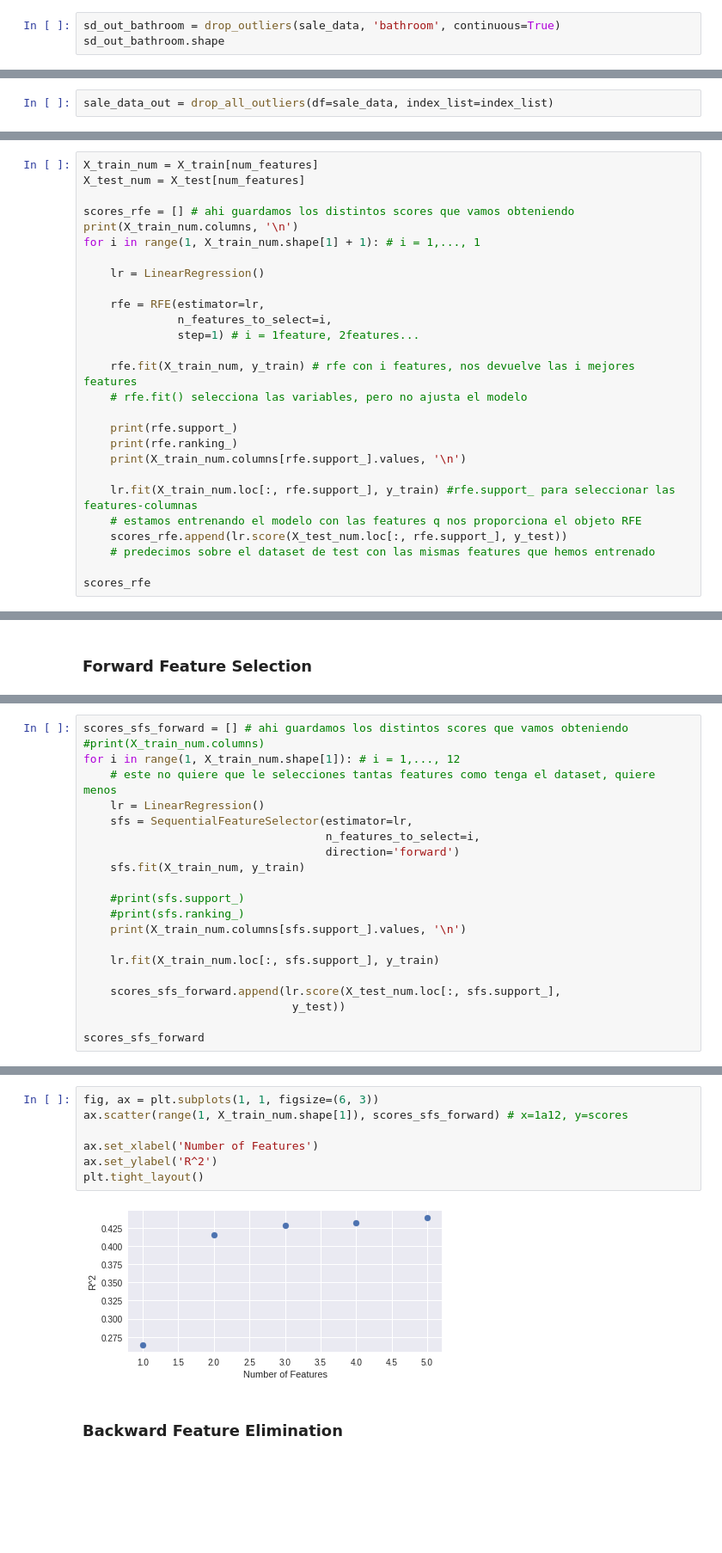
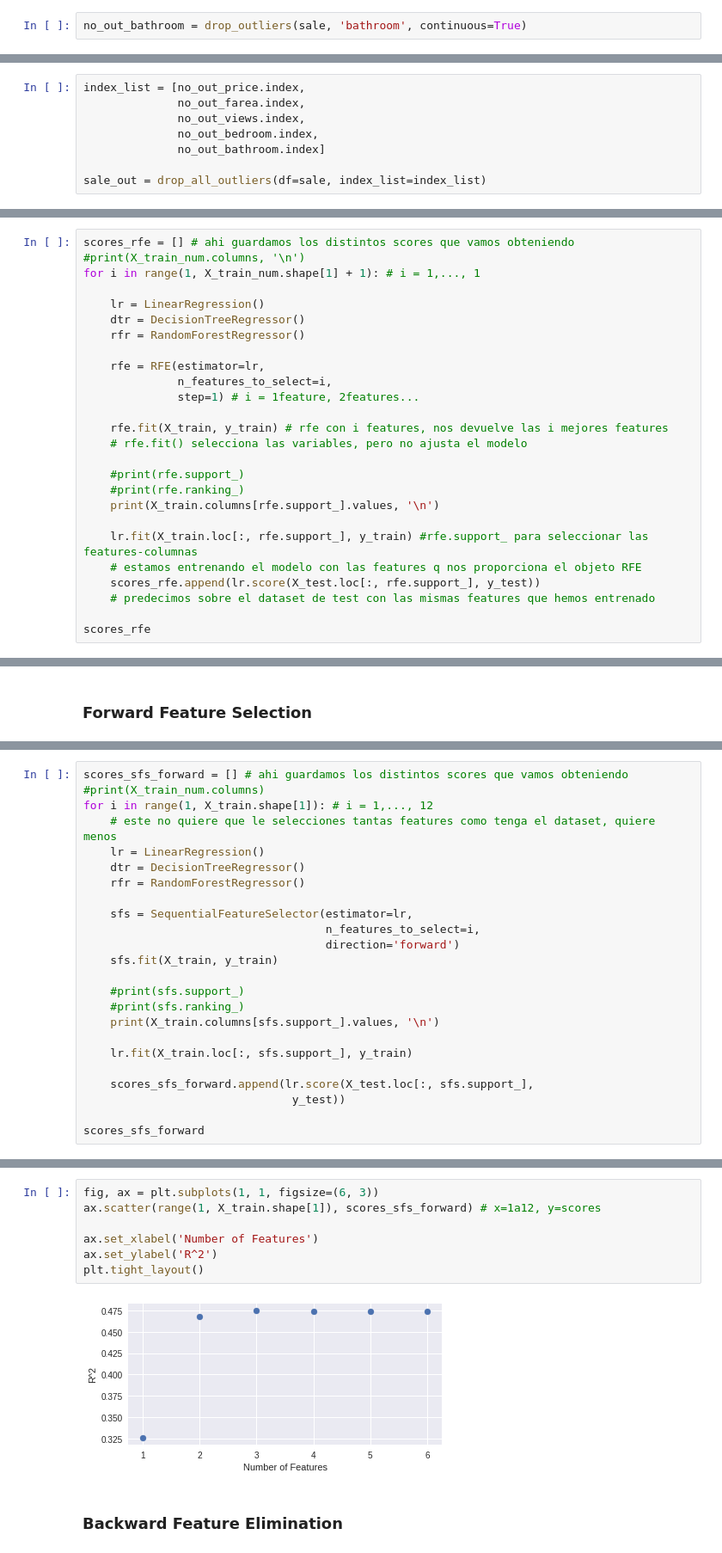
Before and after one commit to javiicc/Identifying_Potential_Investment_Opportunities_In_The_Irish_Real_Estate_Market_Using_MachineLearning, a Jupyter notebook: Data_Analysis.ipynb, the cells around one changed output, grey strips where cells are left out. Shown at 86% size. Saved outputs shown, nothing was run; the diff lists cells and outputs as text; blank space fills up the shorter version.

```diff
--- a/Data_Analysis.ipynb
+++ b/Data_Analysis.ipynb
@@ -738,6 +655,5 @@ Int64Index([   0,    1,    2,    3,    4,    5,    6,    7,    8,    9,
 # %%
-sd_out_bathroom = drop_outliers(sale_data, 'bathroom', continuous=True)
-sd_out_bathroom.shape
+no_out_bathroom = drop_outliers(sale, 'bathroom', continuous=True)
 # %% [output]
 Range before: [1, 47]
 
@@ -825,3 +668,9 @@ def drop_all_outliers(df, index_list):
 # %%
-sale_data_out = drop_all_outliers(df=sale_data, index_list=index_list)
+index_list = [no_out_price.index,
+              no_out_farea.index,
+              no_out_views.index,
+              no_out_bedroom.index,
+              no_out_bathroom.index]
+
+sale_out = drop_all_outliers(df=sale, index_list=index_list)
 # %% [output]
@@ -1150,27 +987,26 @@ rfe = RFE(estimator=LinearRegression(),
 # %%
-X_train_num = X_train[num_features]
-X_test_num = X_test[num_features]
-
 scores_rfe = [] # ahi guardamos los distintos scores que vamos obteniendo
-print(X_train_num.columns, '\n')
+#print(X_train_num.columns, '\n')
 for i in range(1, X_train_num.shape[1] + 1): # i = 1,..., 1
 
     lr = LinearRegression()
+    dtr = DecisionTreeRegressor()
+    rfr = RandomForestRegressor()
 
     rfe = RFE(estimator=lr,
               n_features_to_select=i,
               step=1) # i = 1feature, 2features...
 
-    rfe.fit(X_train_num, y_train) # rfe con i features, nos devuelve las i mejores features
+    rfe.fit(X_train, y_train) # rfe con i features, nos devuelve las i mejores features
     # rfe.fit() selecciona las variables, pero no ajusta el modelo
 
-    print(rfe.support_)
-    print(rfe.ranking_)
-    print(X_train_num.columns[rfe.support_].values, '\n')
+    #print(rfe.support_)
+    #print(rfe.ranking_)
+    print(X_train.columns[rfe.support_].values, '\n')
 
-    lr.fit(X_train_num.loc[:, rfe.support_], y_train) #rfe.support_ para seleccionar las features-columnas
+    lr.fit(X_train.loc[:, rfe.support_], y_train) #rfe.support_ para seleccionar las features-columnas
     # estamos entrenando el modelo con las features q nos proporciona el objeto RFE
-    scores_rfe.append(lr.score(X_test_num.loc[:, rfe.support_], y_test))
+    scores_rfe.append(lr.score(X_test.loc[:, rfe.support_], y_test))
     # predecimos sobre el dataset de test con las mismas features que hemos entrenado
 
 scores_rfe
@@ -1218,21 +1045,24 @@ Index(['floor_area', 'views', 'latitude', 'longitude', 'bedroom', 'bathroom'], d
 # %%
 scores_sfs_forward = [] # ahi guardamos los distintos scores que vamos obteniendo
 #print(X_train_num.columns)
-for i in range(1, X_train_num.shape[1]): # i = 1,..., 12
+for i in range(1, X_train.shape[1]): # i = 1,..., 12
     # este no quiere que le selecciones tantas features como tenga el dataset, quiere menos
     lr = LinearRegression()
+    dtr = DecisionTreeRegressor()
+    rfr = RandomForestRegressor()
+
     sfs = SequentialFeatureSelector(estimator=lr,
                                     n_features_to_select=i,
                                     direction='forward')
-    sfs.fit(X_train_num, y_train)
+    sfs.fit(X_train, y_train)
 
     #print(sfs.support_)
     #print(sfs.ranking_)
-    print(X_train_num.columns[sfs.support_].values, '\n')
+    print(X_train.columns[sfs.support_].values, '\n')
 
-    lr.fit(X_train_num.loc[:, sfs.support_], y_train)
+    lr.fit(X_train.loc[:, sfs.support_], y_train)
 
-    scores_sfs_forward.append(lr.score(X_test_num.loc[:, sfs.support_],
+    scores_sfs_forward.append(lr.score(X_test.loc[:, sfs.support_],
                                y_test))
 
 scores_sfs_forward
@@ -1254,11 +1087,11 @@ scores_sfs_forward
 # %%
 fig, ax = plt.subplots(1, 1, figsize=(6, 3))
-ax.scatter(range(1, X_train_num.shape[1]), scores_sfs_forward) # x=1a12, y=scores
+ax.scatter(range(1, X_train.shape[1]), scores_sfs_forward) # x=1a12, y=scores
 
 ax.set_xlabel('Number of Features')
 ax.set_ylabel('R^2')
 plt.tight_layout()
 # %% [output]
-[figure, old version]
+[figure, new version]
 # %% [markdown]
 ### Backward Feature Elimination
```
Also changed, not shown: parts of 168 cells of this notebook, 2 other files.
